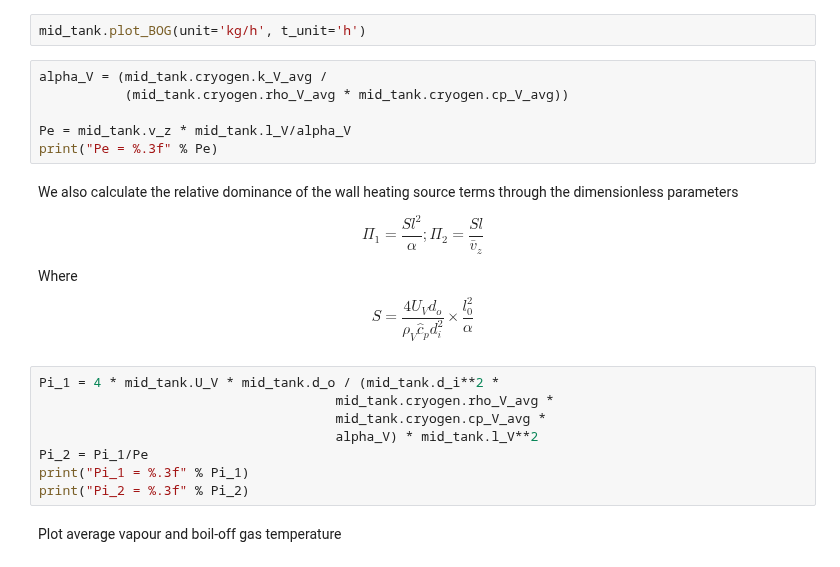
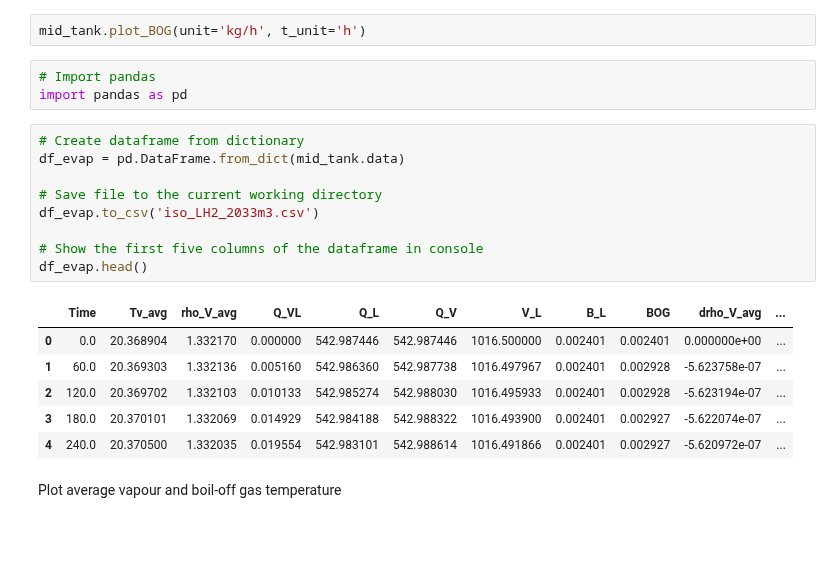
Before and after one commit to felipehuerta17/CryoEvap, a Jupyter notebook: notebooks/LH2_mid.ipynb, the cells around one changed output. Cells and saved outputs as stored; diff of their text form; blank space fills up the shorter version.

```diff
--- a/notebooks/LH2_mid.ipynb
+++ b/notebooks/LH2_mid.ipynb
@@ -126,27 +128,25 @@ mid_tank.plot_V_L(t_unit='h')
 #### Plot evaporation rate, $\dot{B}_{\text{L}}$, and boil-off gas rate, $\dot{B}_{}$
 # %%
 mid_tank.plot_BOG(unit='kg/h', t_unit='h')
-# %%
-alpha_V = (mid_tank.cryogen.k_V_avg /
-           (mid_tank.cryogen.rho_V_avg * mid_tank.cryogen.cp_V_avg))
-
-Pe = mid_tank.v_z * mid_tank.l_V/alpha_V
-print("Pe = %.3f" % Pe)
-# %% [markdown]
-We also calculate the relative dominance of the wall heating source terms through the dimensionless parameters
-
-$$\Pi_1 = \frac{S l^2}{\alpha}; \Pi_2 = \frac{Sl}{\bar{v}_z} $$
-
-Where
-$$ S = \frac{4U_V d_o}{\rho_V \hat{c}_p d_i^2} \times \frac{l_0^2}{\alpha} $$
-# %%
-Pi_1 = 4 * mid_tank.U_V * mid_tank.d_o / (mid_tank.d_i**2 *
-                                      mid_tank.cryogen.rho_V_avg *
-                                      mid_tank.cryogen.cp_V_avg *
-                                      alpha_V) * mid_tank.l_V**2
-Pi_2 = Pi_1/Pe
-print("Pi_1 = %.3f" % Pi_1)
-print("Pi_2 = %.3f" % Pi_2)
+# %%
+# Import pandas
+import pandas as pd
+# %%
+# Create dataframe from dictionary
+df_evap = pd.DataFrame.from_dict(mid_tank.data)
+
+# Save file to the current working directory
+df_evap.to_csv('iso_LH2_2033m3.csv')
+
+# Show the first five columns of the dataframe in console
+df_evap.head()
+# %% [output]
+|  | Time | Tv_avg | rho_V_avg | Q_VL | Q_L | Q_V | V_L | B_L | BOG | drho_V_avg | ... |
+| 0 | 0.0 | 20.368904 | 1.332170 | 0.000000 | 542.987446 | 542.987446 | 1016.500000 | 0.002401 | 0.002401 | 0.000000e+00 | ... |
+| 1 | 60.0 | 20.369303 | 1.332136 | 0.005160 | 542.986360 | 542.987738 | 1016.497967 | 0.002401 | 0.002928 | -5.623758e-07 | ... |
+| 2 | 120.0 | 20.369702 | 1.332103 | 0.010133 | 542.985274 | 542.988030 | 1016.495933 | 0.002401 | 0.002928 | -5.623194e-07 | ... |
+| 3 | 180.0 | 20.370101 | 1.332069 | 0.014929 | 542.984188 | 542.988322 | 1016.493900 | 0.002401 | 0.002927 | -5.622074e-07 | ... |
+| 4 | 240.0 | 20.370500 | 1.332035 | 0.019554 | 542.983101 | 542.988614 | 1016.491866 | 0.002401 | 0.002927 | -5.620972e-07 | ... |
 # %% [markdown]
 Plot average vapour and boil-off gas temperature
 # %%
```
Also changed, not shown: parts of 5 cells of this notebook, 9 other files.
